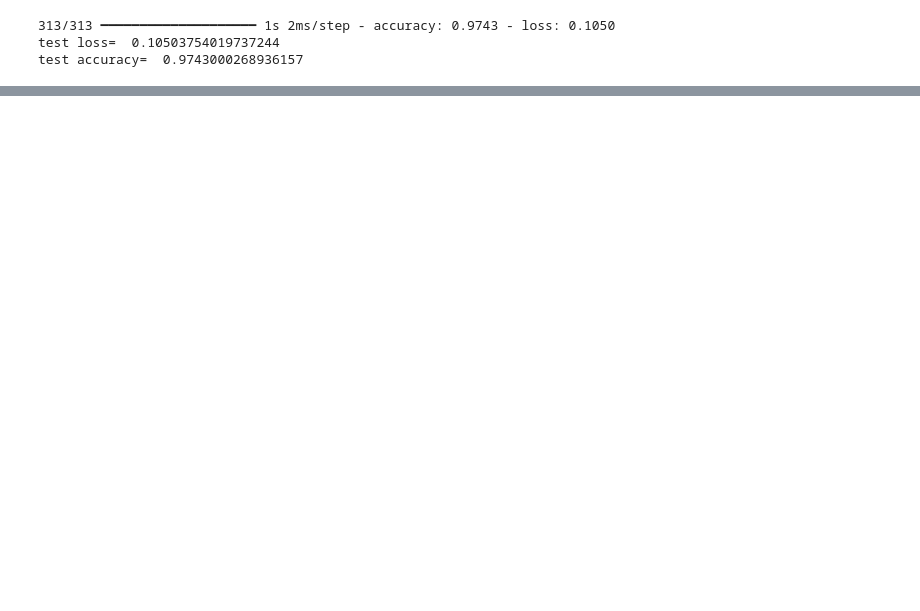
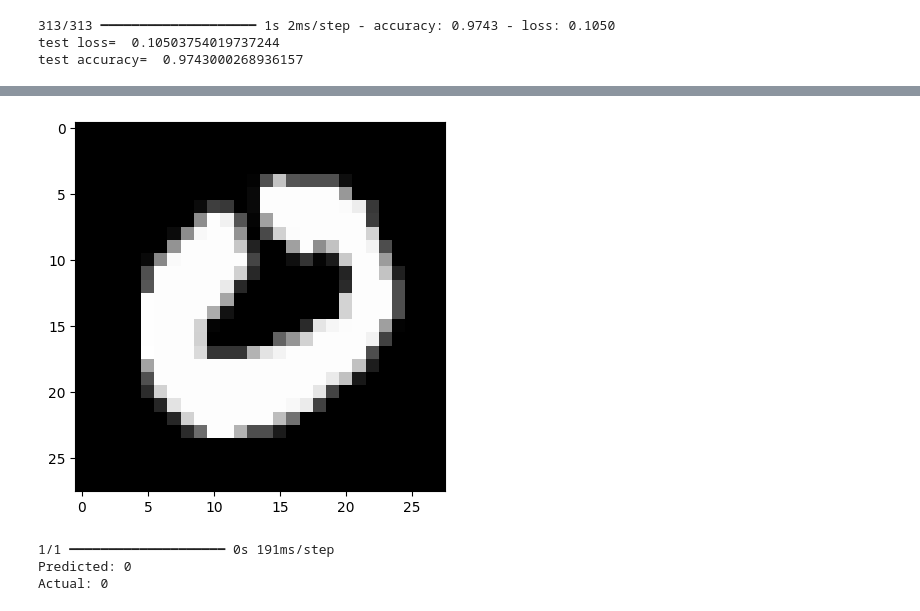
Before and after one commit to panavgohil/ML-Assignment-2, a Jupyter notebook: MNIST_Classification_NN.ipynb, the cells around one changed output, grey strips where cells are left out. Cells and saved outputs as stored; diff of their text form; code cells hidden in the pictures; blank space fills up the shorter version.

```diff
--- a/MNIST_Classification_NN.ipynb
+++ b/MNIST_Classification_NN.ipynb
@@ -184,0 +229,25 @@ test accuracy=  0.9743000268936157
+# %%
+#sample prediction:
+idx = 25
+
+plt.imshow(
+    X_test[idx],
+    cmap='gray'
+)
+
+plt.show()
+# %% [output]
+[figure, added]
+# %%
+prediction = np.argmax(
+    model.predict(
+        X_test[idx].reshape(1,28,28)
+    )
+)
+
+print("Predicted:", prediction)
+print("Actual:", y_test[idx])
+# %% [output]
+1/1 ━━━━━━━━━━━━━━━━━━━━ 0s 191ms/step
+Predicted: 0
+Actual: 0
```
Also changed, not shown: parts of 6 cells of this notebook.
